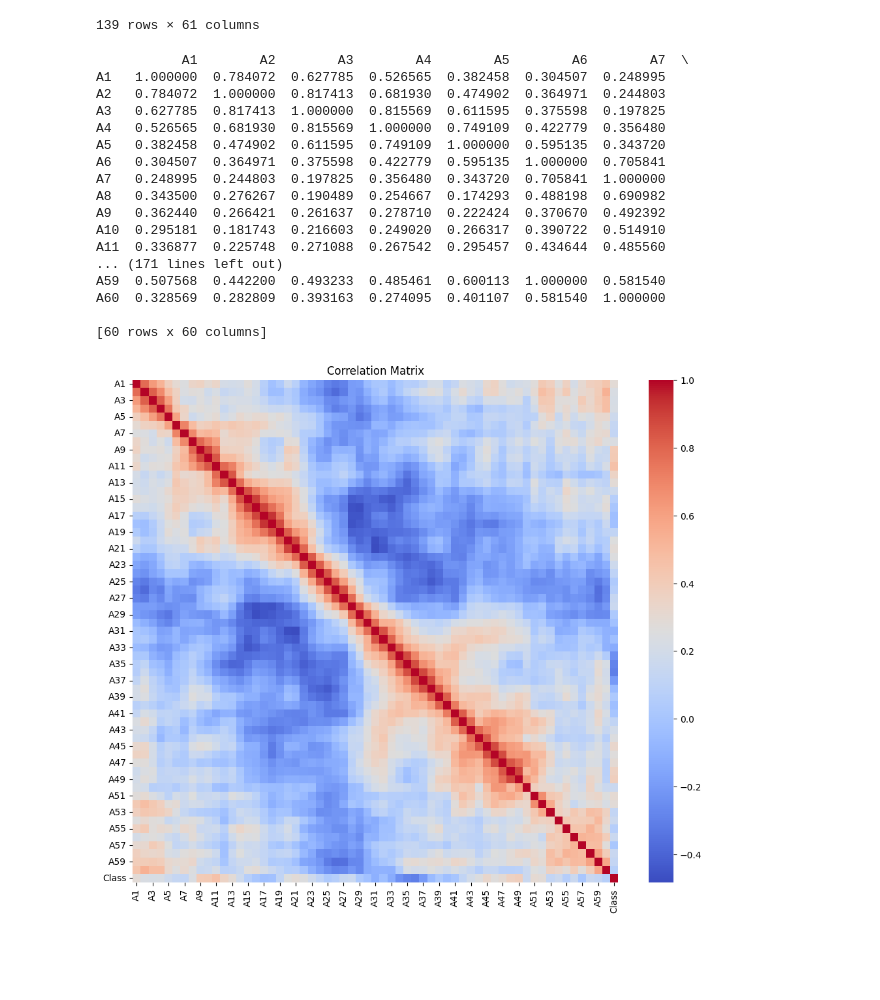
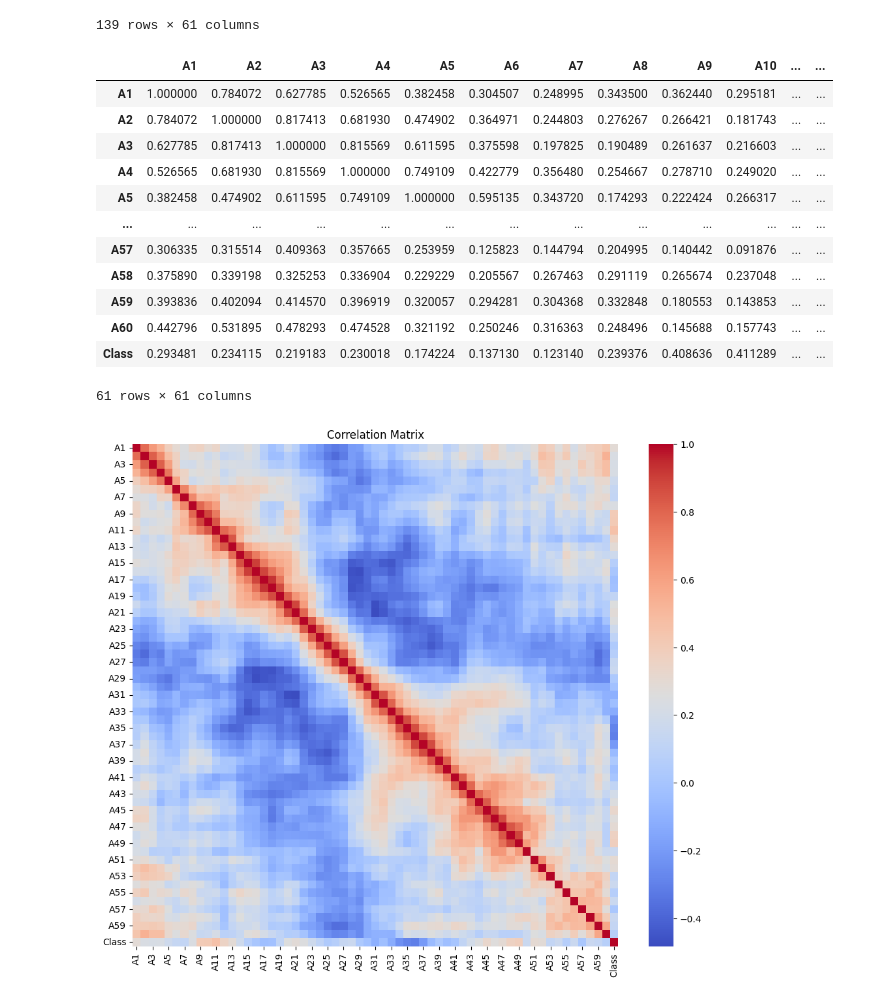
Before and after one commit to rjosh003-CS/Data-Mining-coursework, a Jupyter notebook: DM_Coursework_part_1.ipynb, the cells around one changed output. Saved outputs shown, nothing was run; the diff lists cells and outputs as text; code cells hidden in the pictures; blank space fills up the shorter version.

```diff
--- a/DM_Coursework_part_1.ipynb
+++ b/DM_Coursework_part_1.ipynb
@@ -700,26 +706,22 @@ train_data_1
 # %%
 # Compute the correlation matrix
 correlation_matrix = train_data_1.iloc[:,:62].corr()
-# %%
-print(correlation_matrix)
-# %% [output]
-           A1        A2        A3        A4        A5        A6        A7  \
-A1   1.000000  0.784072  0.627785  0.526565  0.382458  0.304507  0.248995
-A2   0.784072  1.000000  0.817413  0.681930  0.474902  0.364971  0.244803
-A3   0.627785  0.817413  1.000000  0.815569  0.611595  0.375598  0.197825
-A4   0.526565  0.681930  0.815569  1.000000  0.749109  0.422779  0.356480
-A5   0.382458  0.474902  0.611595  0.749109  1.000000  0.595135  0.343720
-A6   0.304507  0.364971  0.375598  0.422779  0.595135  1.000000  0.705841
-A7   0.248995  0.244803  0.197825  0.356480  0.343720  0.705841  1.000000
-A8   0.343500  0.276267  0.190489  0.254667  0.174293  0.488198  0.690982
-A9   0.362440  0.266421  0.261637  0.278710  0.222424  0.370670  0.492392
-A10  0.295181  0.181743  0.216603  0.249020  0.266317  0.390722  0.514910
-A11  0.336877  0.225748  0.271088  0.267542  0.295457  0.434644  0.485560
-... (171 lines left out)
-A59  0.507568  0.442200  0.493233  0.485461  0.600113  1.000000  0.581540
-A60  0.328569  0.282809  0.393163  0.274095  0.401107  0.581540  1.000000
-
-[60 rows x 60 columns]
+# %%
+correlation_matrix
+# %% [output]
+|  | A1 | A2 | A3 | A4 | A5 | A6 | A7 | A8 | A9 | A10 | ... | ... |
+| A1 | 1.000000 | 0.784072 | 0.627785 | 0.526565 | 0.382458 | 0.304507 | 0.248995 | 0.343500 | 0.362440 | 0.295181 | ... | ... |
+| A2 | 0.784072 | 1.000000 | 0.817413 | 0.681930 | 0.474902 | 0.364971 | 0.244803 | 0.276267 | 0.266421 | 0.181743 | ... | ... |
+| A3 | 0.627785 | 0.817413 | 1.000000 | 0.815569 | 0.611595 | 0.375598 | 0.197825 | 0.190489 | 0.261637 | 0.216603 | ... | ... |
+| A4 | 0.526565 | 0.681930 | 0.815569 | 1.000000 | 0.749109 | 0.422779 | 0.356480 | 0.254667 | 0.278710 | 0.249020 | ... | ... |
+| A5 | 0.382458 | 0.474902 | 0.611595 | 0.749109 | 1.000000 | 0.595135 | 0.343720 | 0.174293 | 0.222424 | 0.266317 | ... | ... |
+| ... | ... | ... | ... | ... | ... | ... | ... | ... | ... | ... | ... | ... |
+| A57 | 0.306335 | 0.315514 | 0.409363 | 0.357665 | 0.253959 | 0.125823 | 0.144794 | 0.204995 | 0.140442 | 0.091876 | ... | ... |
+| A58 | 0.375890 | 0.339198 | 0.325253 | 0.336904 | 0.229229 | 0.205567 | 0.267463 | 0.291119 | 0.265674 | 0.237048 | ... | ... |
+| A59 | 0.393836 | 0.402094 | 0.414570 | 0.396919 | 0.320057 | 0.294281 | 0.304368 | 0.332848 | 0.180553 | 0.143853 | ... | ... |
+| A60 | 0.442796 | 0.531895 | 0.478293 | 0.474528 | 0.321192 | 0.250246 | 0.316363 | 0.248496 | 0.145688 | 0.157743 | ... | ... |
+| Class | 0.293481 | 0.234115 | 0.219183 | 0.230018 | 0.174224 | 0.137130 | 0.123140 | 0.239376 | 0.408636 | 0.411289 | ... | ... |
+61 rows × 61 columns
 # %%
 # Plot the correlation matrix
 plt.figure(figsize=(12, 10))
```
Also changed, not shown: parts of 17 cells of this notebook.
